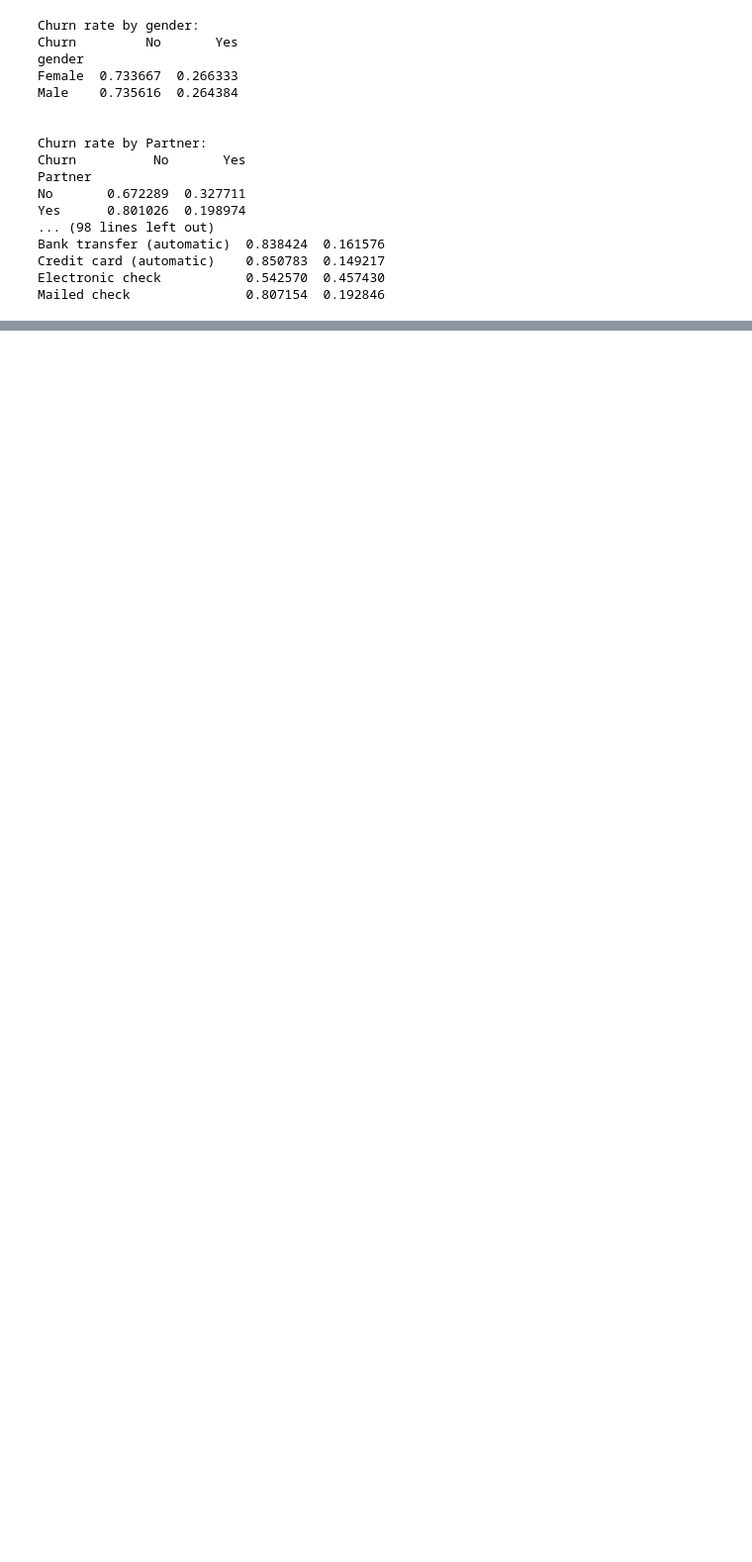
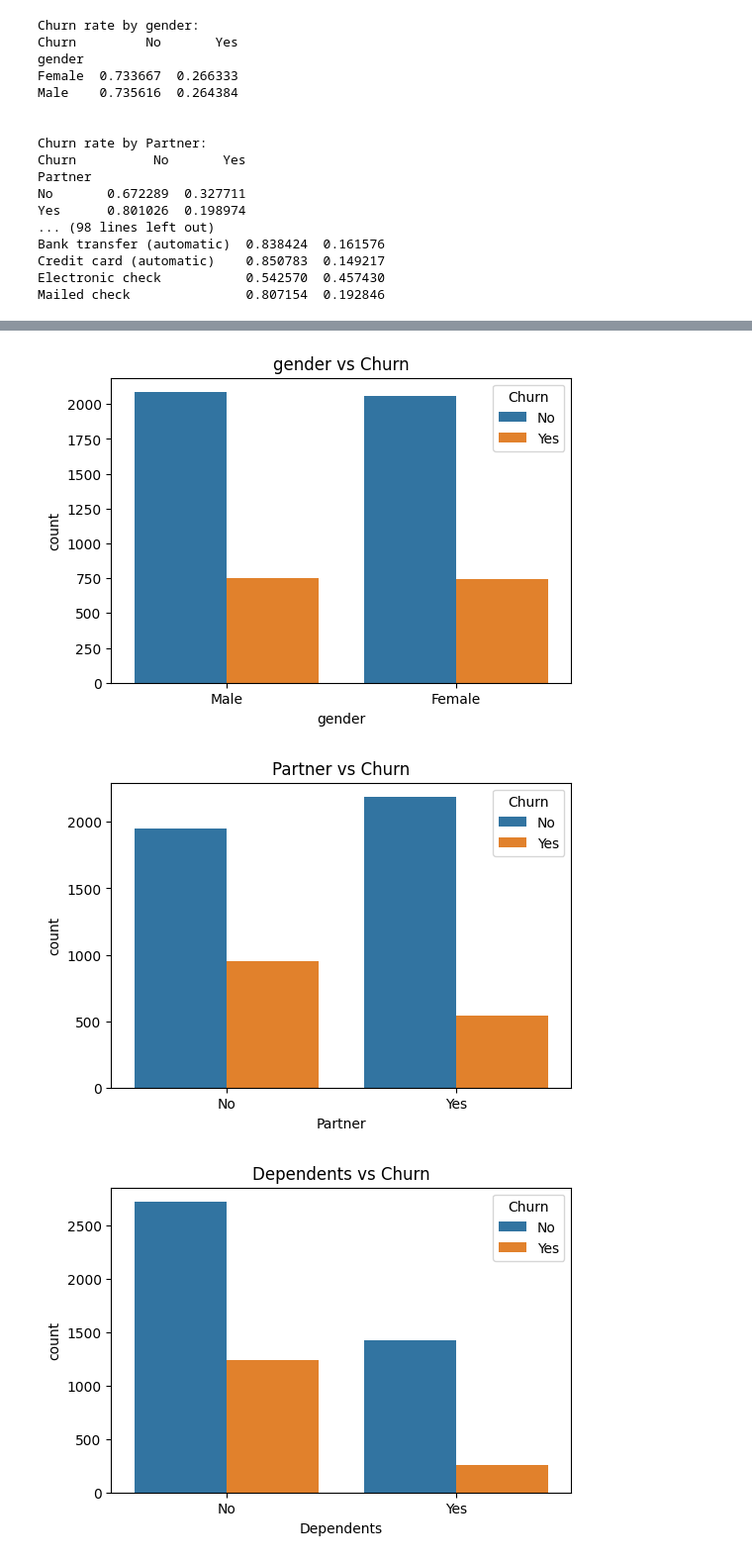
Before and after one commit to JaydannG/churn-prediction-system, a Jupyter notebook: notebooks/01_eda.ipynb, the cells around one changed output, grey strips where cells are left out. Shown at 99% size. Drawn from its saved outputs; the diff is of its cells as text; code cells hidden in the pictures; blank space fills up the shorter version.

```diff
--- a/notebooks/01_eda.ipynb
+++ b/notebooks/01_eda.ipynb
@@ -136,12 +138,3 @@ Bank transfer (automatic)  0.838424  0.161576
 Credit card (automatic)    0.850783  0.149217
 Electronic check           0.542570  0.457430
 Mailed check               0.807154  0.192846
-# %%
-import seaborn as sns
-import matplotlib.pyplot as plt
-
-for col in categorical_cols:
-    plt.figure(figsize=(6,4))
-    sns.countplot(data=churn_data, x=col, hue="Churn")
-    plt.title(f"Count plot of {col} by Churn")
-    plt.xticks(rotation=45)
@@ -147,0 +143,13 @@ for col in categorical_cols:
+# %%
+import seaborn as sns
+import matplotlib.pyplot as plt
+
+for col in categorical_cols:
+    plt.figure(figsize=(6, 4))
+    sns.countplot(data=churn_data, x=col, hue="Churn")
+    plt.title(f"{col} vs Churn")
+    plt.show()
+# %% [output]
+[figure, added]
+[figure, added]
+[figure, added]
```
Also changed, not shown: parts of 4 cells of this notebook.
